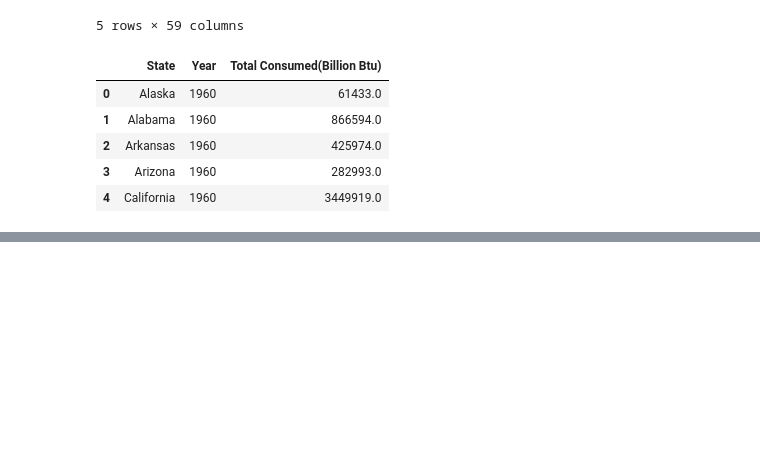
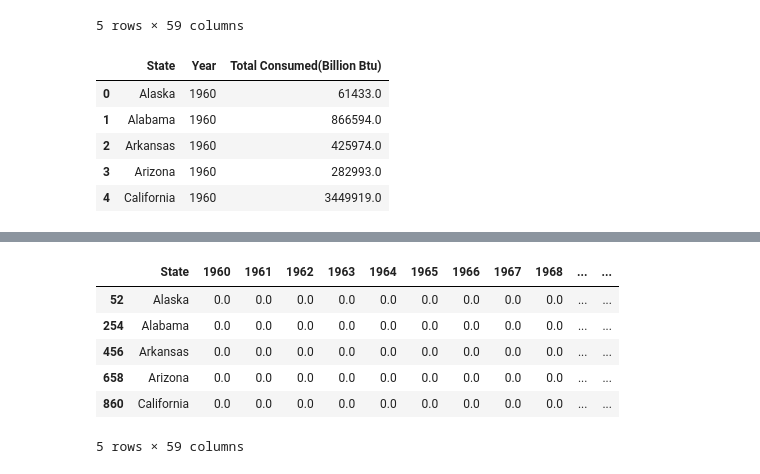
Before and after one commit to firdausmehta/Renewable-Energy-Industry-Outlook, a Jupyter notebook: states_energy.ipynb, the cells around one changed output, grey strips where cells are left out. Saved outputs shown, nothing was run; the diff lists cells and outputs as text; code cells hidden in the pictures; blank space fills up the shorter version.

```diff
--- a/states_energy.ipynb
+++ b/states_energy.ipynb
@@ -227,0 +240,12 @@ cons_df.head()
+# %%
+# Drop unnecessary columns
+gdp_df = gdp_df.drop(["Data_Status","MSN"], axis = 1)
+gdp_df.head()
+# %% [output]
+|  | State | 1960 | 1961 | 1962 | 1963 | 1964 | 1965 | 1966 | 1967 | 1968 | ... | ... |
+| 52 | Alaska | 0.0 | 0.0 | 0.0 | 0.0 | 0.0 | 0.0 | 0.0 | 0.0 | 0.0 | ... | ... |
+| 254 | Alabama | 0.0 | 0.0 | 0.0 | 0.0 | 0.0 | 0.0 | 0.0 | 0.0 | 0.0 | ... | ... |
+| 456 | Arkansas | 0.0 | 0.0 | 0.0 | 0.0 | 0.0 | 0.0 | 0.0 | 0.0 | 0.0 | ... | ... |
+| 658 | Arizona | 0.0 | 0.0 | 0.0 | 0.0 | 0.0 | 0.0 | 0.0 | 0.0 | 0.0 | ... | ... |
+| 860 | California | 0.0 | 0.0 | 0.0 | 0.0 | 0.0 | 0.0 | 0.0 | 0.0 | 0.0 | ... | ... |
+5 rows × 59 columns
```
Also changed, not shown: parts of 1 cell of this notebook.
